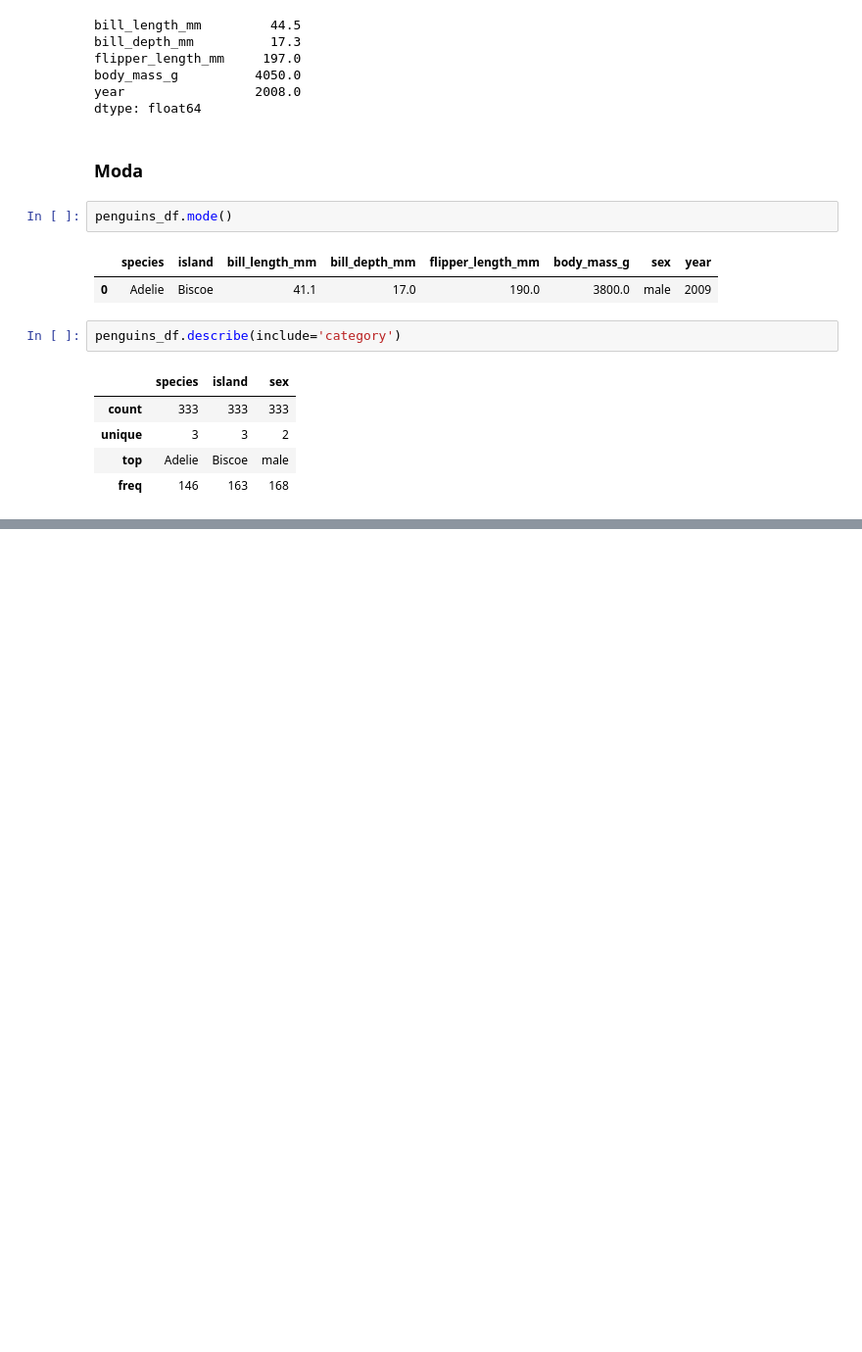
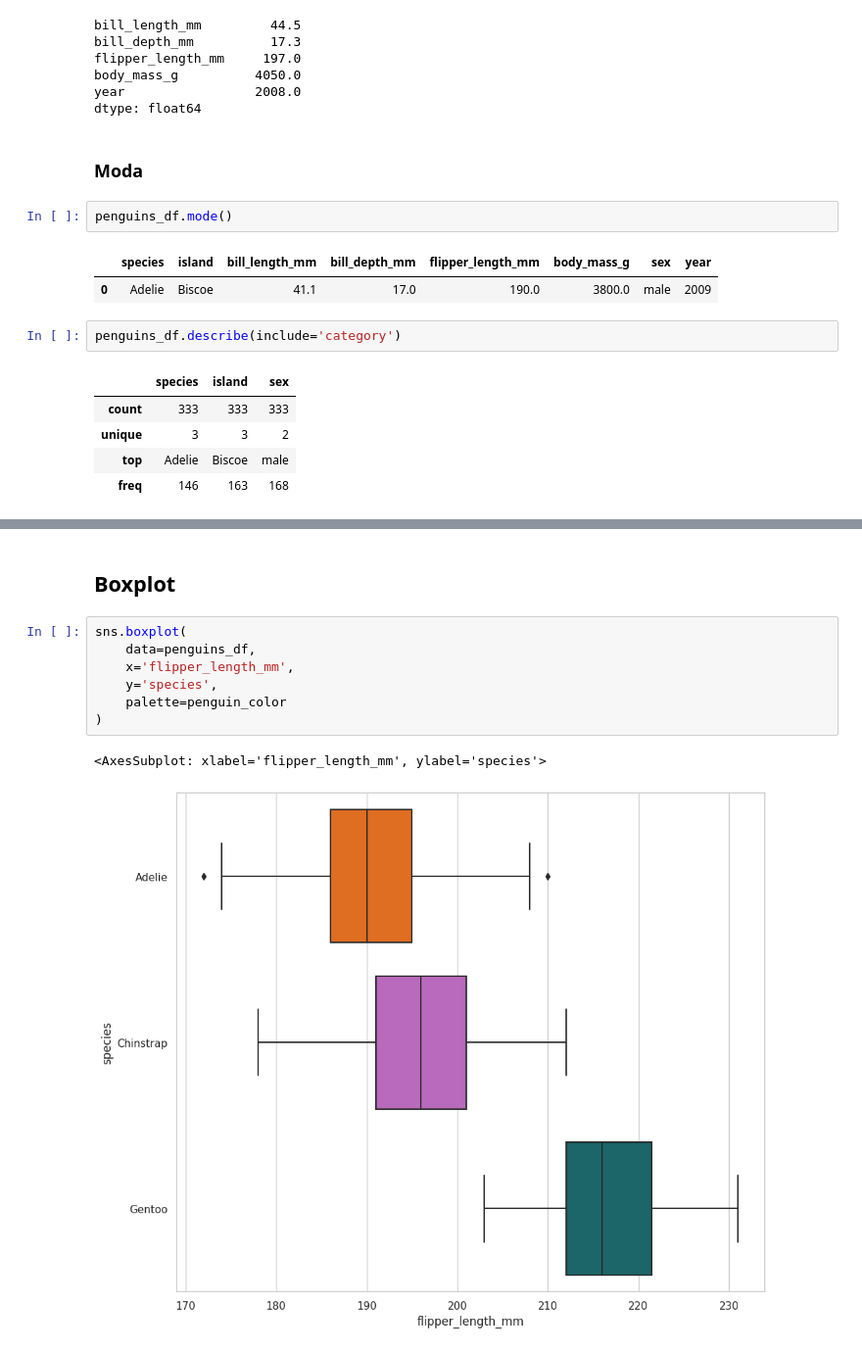
Before and after one commit to DiegoLerma/palmer_penguins_data_analysis, a Jupyter notebook: notebooks/0-0-dclt-download_data.ipynb, the cells around one changed output, grey strips where cells are left out. Shown at 98% size. Saved outputs shown, nothing was run; the diff lists cells and outputs as text; blank space fills up the shorter version.

```diff
--- a/notebooks/0-0-dclt-download_data.ipynb
+++ b/notebooks/0-0-dclt-download_data.ipynb
@@ -482,0 +638,12 @@ penguins_df.describe(include='category')
+# %% [markdown]
+## Boxplot
+# %%
+sns.boxplot(
+    data=penguins_df,
+    x='flipper_length_mm',
+    y='species',
+    palette=penguin_color
+)
+# %% [output]
+<AxesSubplot: xlabel='flipper_length_mm', ylabel='species'>
+[figure, added]
```
Also changed, not shown: parts of 54 cells of this notebook.
